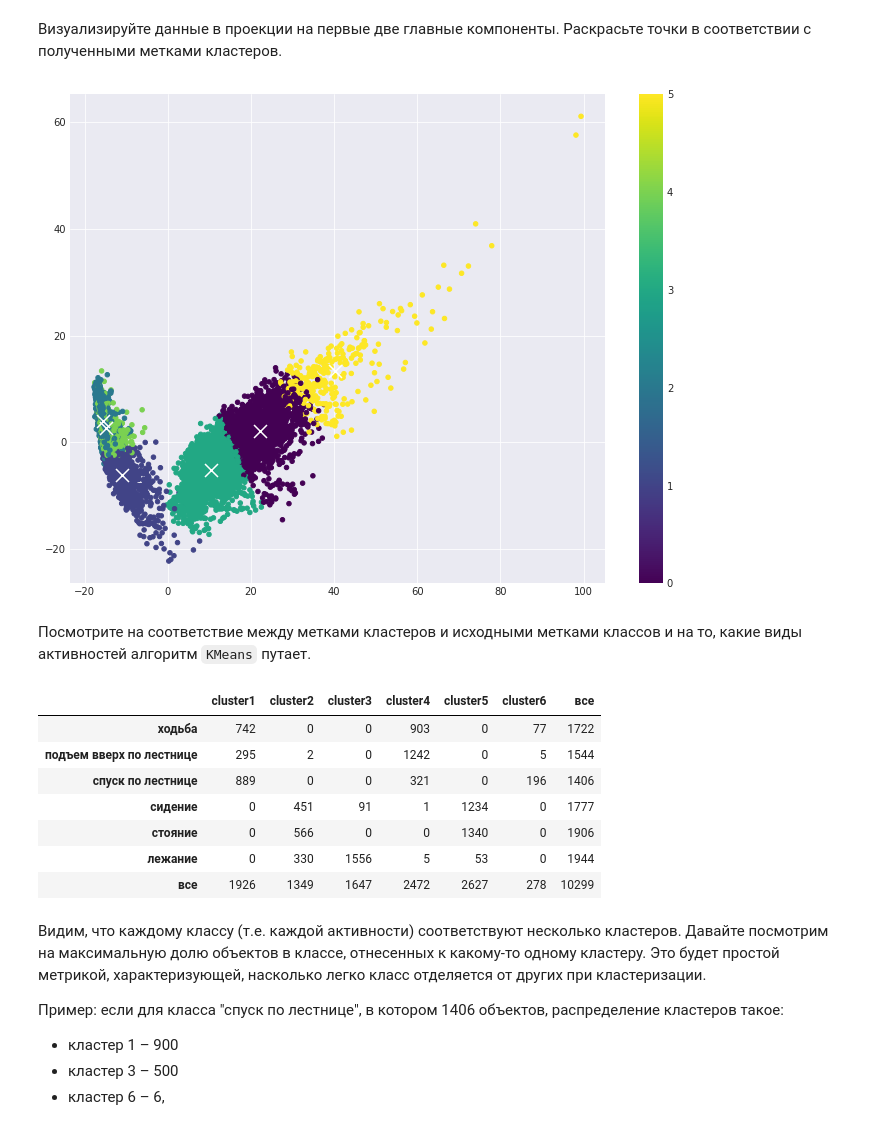
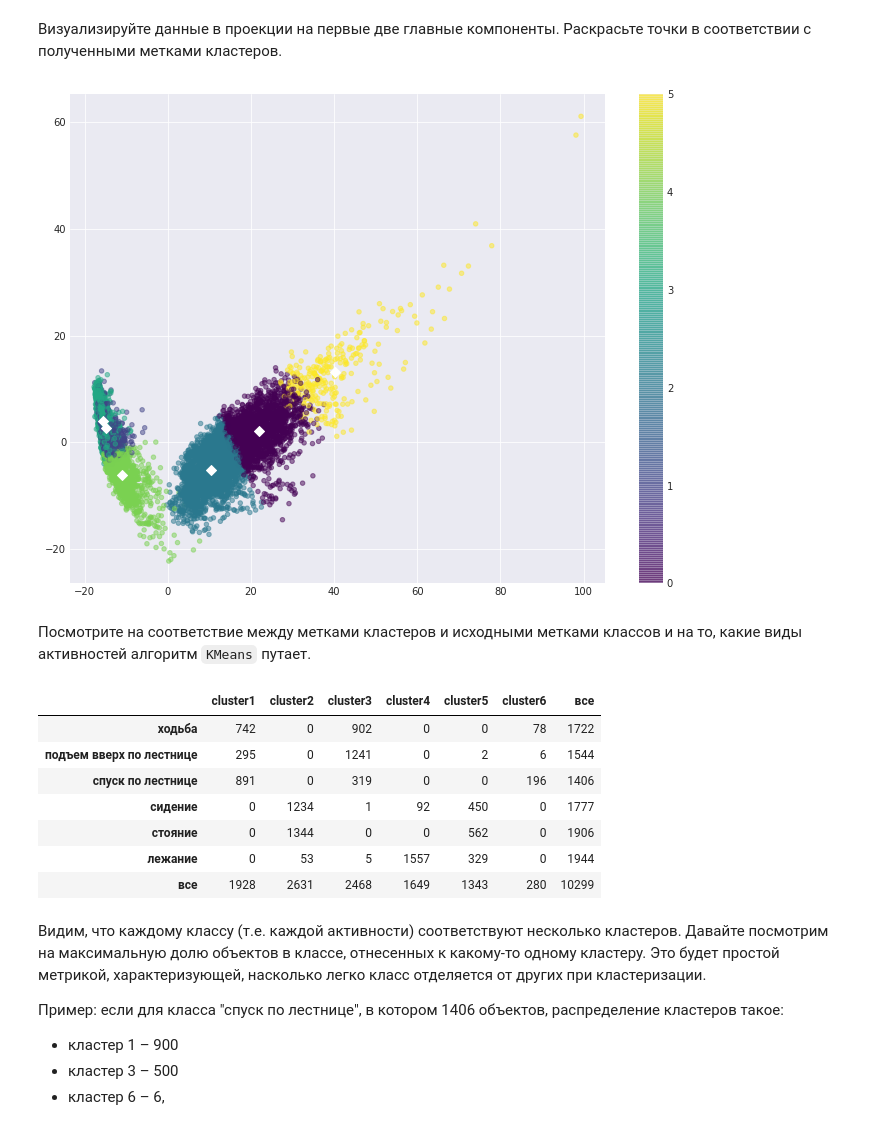
Before and after one commit to tulaman/mlcourse_open, a Jupyter notebook: jupyter_russian/homeworks/hw7_session3_unsupervised_learning.ipynb, the cells around one changed output. Drawn from its saved outputs; the diff is of its cells as text; code cells hidden in the pictures.

```diff
--- a/jupyter_russian/homeworks/hw7_session3_unsupervised_learning.ipynb
+++ b/jupyter_russian/homeworks/hw7_session3_unsupervised_learning.ipynb
@@ -88,8 +88,8 @@ X_scaled = scaler.fit_transform(X)
 # %% [markdown]
 Понижаем размерность с помощью PCA, оставляя столько компонент, сколько нужно для того, чтобы объяснить как минимум 90% дисперсии исходных (отмасштабированных) данных. Используйте отмасштабированную выборку и зафиксируйте random_state (константа RANDOM_STATE).
 # %%
-# Ваш код здесь
-pca = PCA(random_state=RANDOM_STATE) #PCA(n_components=193, random_state=RANDOM_STATE)
+
+pca = PCA(n_components=66, random_state=RANDOM_STATE)
 X_centered = X_scaled - X_scaled.mean(axis=0)
 pca.fit(X_centered)
 X_pca = pca.transform(X_centered)
@@ -154,23 +153,22 @@ plt.colorbar();
 
 Остальные параметры со значениями по умолчанию.
 # %%
-pca2 = PCA(n_components=65, random_state=RANDOM_STATE)
-X_pca2 = pca.fit_transform(X_scaled - X_scaled.mean())
+pca2 = PCA(n_components=66, random_state=RANDOM_STATE)
+X_pca2 = pca.fit_transform(X_scaled - X_scaled.mean(axis=0))
 kmeans = KMeans(n_clusters=n_classes, n_init=100, random_state=RANDOM_STATE)
-X_kmeans = kmeans.fit_transform(X_pca2);
+cluster_labels = kmeans.fit_predict(X_pca2);
 # %% [markdown]
 Визуализируйте данные в проекции на первые две главные компоненты. Раскрасьте точки в соответствии с полученными метками кластеров.
 # %%
 # Ваш код здесь
 centroids = kmeans.cluster_centers_
-cluster_labels = kmeans.labels_
-plt.scatter(X_pca2[:,0], X_pca2[:,1], c=cluster_labels, s=20,  cmap='viridis');
+plt.scatter(X_pca2[:,0], X_pca2[:,1], c=cluster_labels, s=20,  cmap='viridis', alpha=0.5);
 plt.colorbar();
 plt.scatter(centroids[:, 0], centroids[:, 1],
-            marker='x', s=169, linewidths=3,
+            marker='D', s=50,
             color='w', zorder=10);
 # %% [output]
-[figure, old version]
+[figure, new version]
 # %% [markdown]
 Посмотрите на соответствие между метками кластеров и исходными метками классов и на то, какие виды активностей алгоритм `KMeans` путает.
 # %%
@@ -181,13 +179,13 @@ tab.columns = ['cluster' + str(i + 1) for i in range(6)] + ['все']
 tab
 # %% [output]
 |  | cluster1 | cluster2 | cluster3 | cluster4 | cluster5 | cluster6 | все |
-| ходьба | 742 | 0 | 0 | 903 | 0 | 77 | 1722 |
-| подъем вверх по лестнице | 295 | 2 | 0 | 1242 | 0 | 5 | 1544 |
-| спуск по лестнице | 889 | 0 | 0 | 321 | 0 | 196 | 1406 |
-| сидение | 0 | 451 | 91 | 1 | 1234 | 0 | 1777 |
-| стояние | 0 | 566 | 0 | 0 | 1340 | 0 | 1906 |
-| лежание | 0 | 330 | 1556 | 5 | 53 | 0 | 1944 |
-| все | 1926 | 1349 | 1647 | 2472 | 2627 | 278 | 10299 |
+| ходьба | 742 | 0 | 902 | 0 | 0 | 78 | 1722 |
+| подъем вверх по лестнице | 295 | 0 | 1241 | 0 | 2 | 6 | 1544 |
+| спуск по лестнице | 891 | 0 | 319 | 0 | 0 | 196 | 1406 |
+| сидение | 0 | 1234 | 1 | 92 | 450 | 0 | 1777 |
+| стояние | 0 | 1344 | 0 | 0 | 562 | 0 | 1906 |
+| лежание | 0 | 53 | 5 | 1557 | 329 | 0 | 1944 |
+| все | 1928 | 2631 | 2468 | 1649 | 1343 | 280 | 10299 |
 # %% [markdown]
 Видим, что каждому классу (т.е. каждой активности) соответствуют несколько кластеров. Давайте посмотрим на максимальную долю объектов в классе, отнесенных к какому-то одному кластеру. Это будет простой метрикой, характеризующей, насколько легко класс отделяется от других при кластеризации.
 
```
Also changed, not shown: parts of 17 cells of this notebook.
